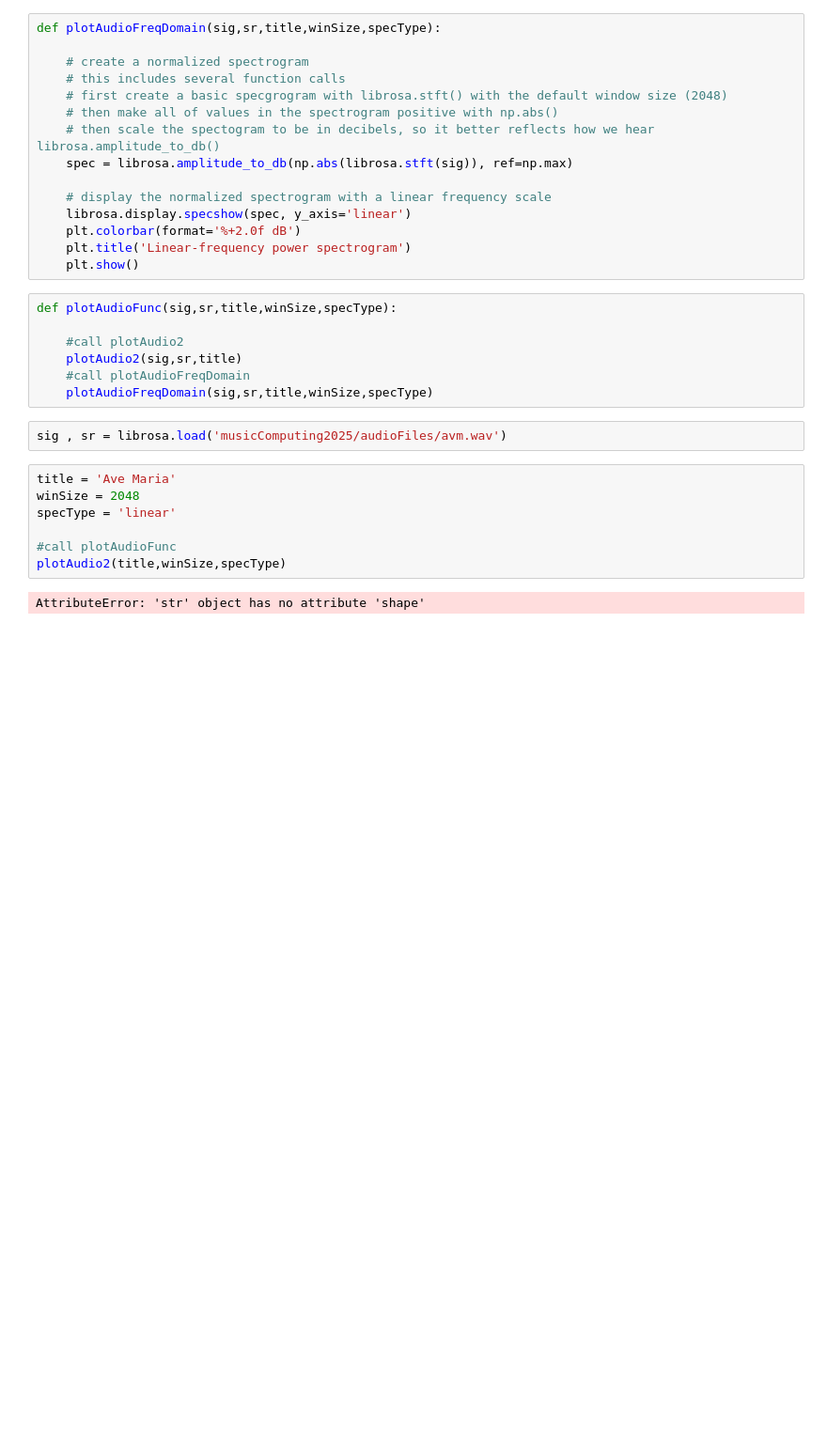
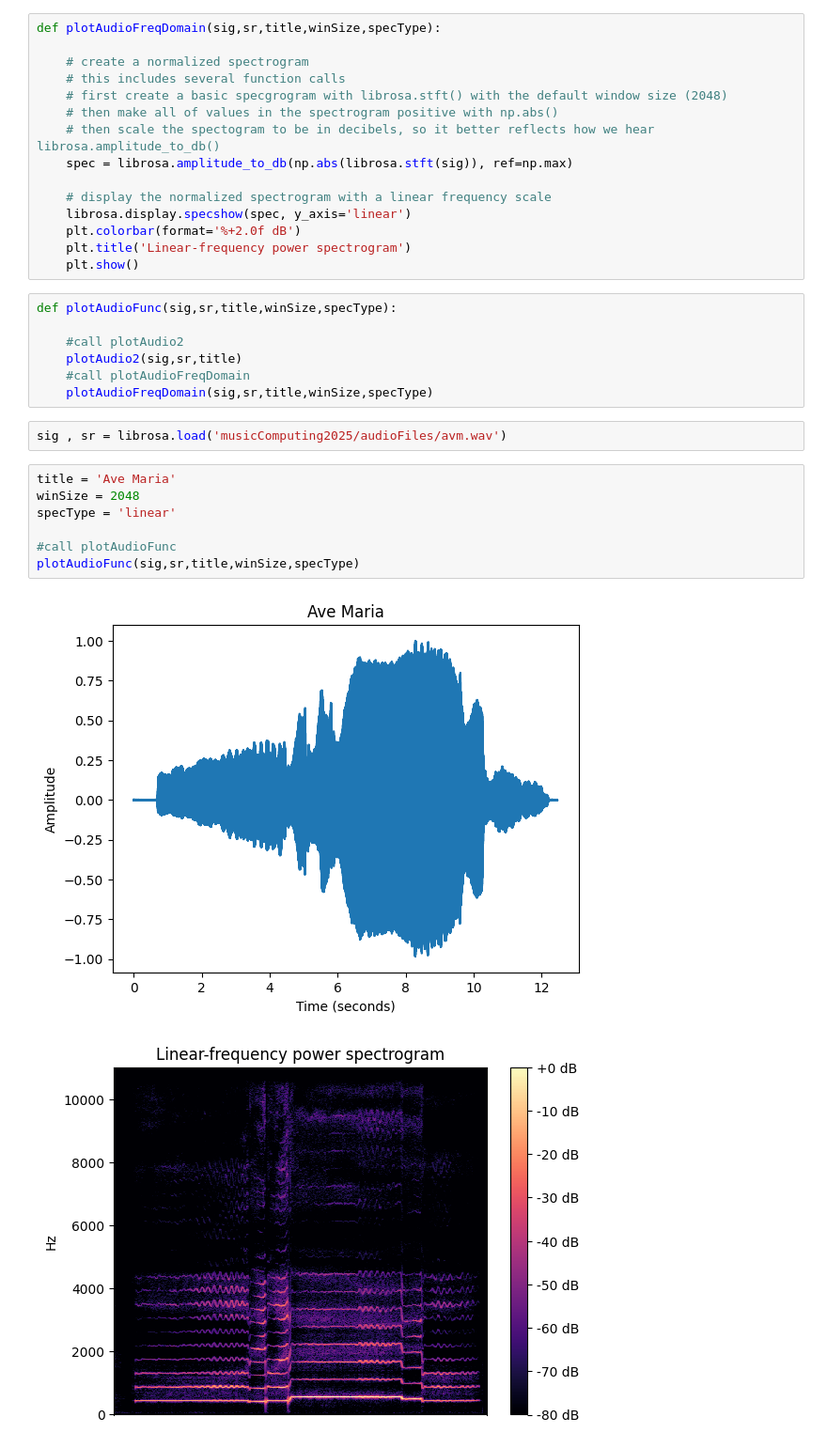
Before and after one commit to er1031/musicproclass, a Jupyter notebook: assignments/labAssignment3.ipynb, the cells around one changed output. Shown at 94% size. Cells and saved outputs as stored; diff of their text form; blank space fills up the shorter version.

```diff
--- a/assignments/labAssignment3.ipynb
+++ b/assignments/labAssignment3.ipynb
@@ -62,12 +68,13 @@ sig , sr = librosa.load('musicComputing2025/audioFiles/avm.wav')
 # %%
 title = 'Ave Maria'
 winSize = 2048
 specType = 'linear'
 
 #call plotAudioFunc
-plotAudio2(title,winSize,specType)
+plotAudioFunc(sig,sr,title,winSize,specType)
 # %% [output]
-AttributeError: 'str' object has no attribute 'shape'
+[figure, added]
+[figure, added]
 # %%
 title = 'Ave Maria'
 winSize = 2048
```
Also changed, not shown: parts of 4 cells of this notebook.
